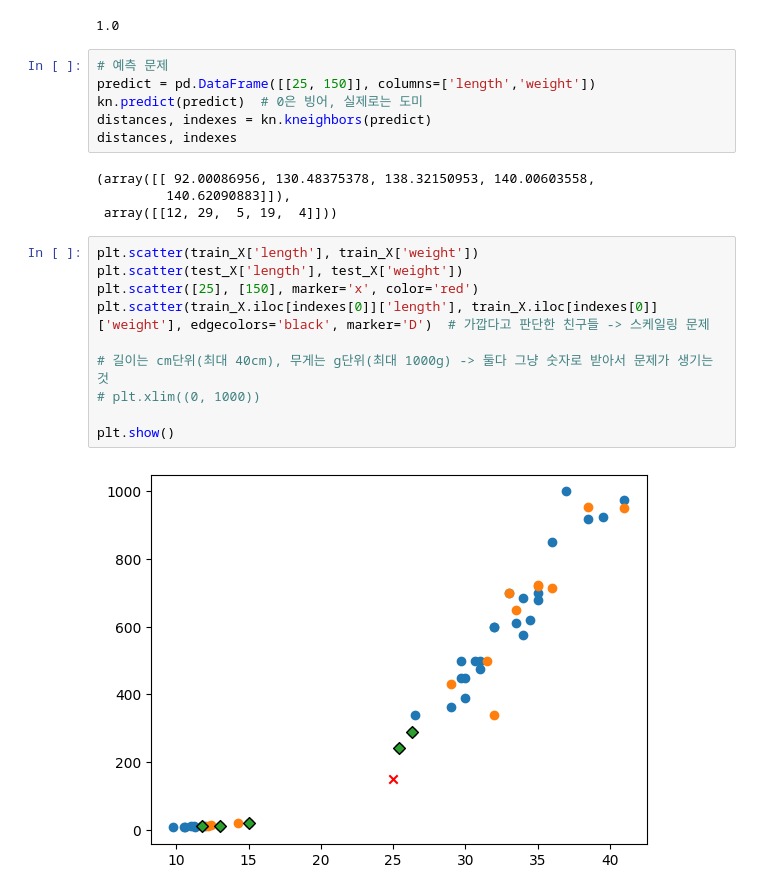
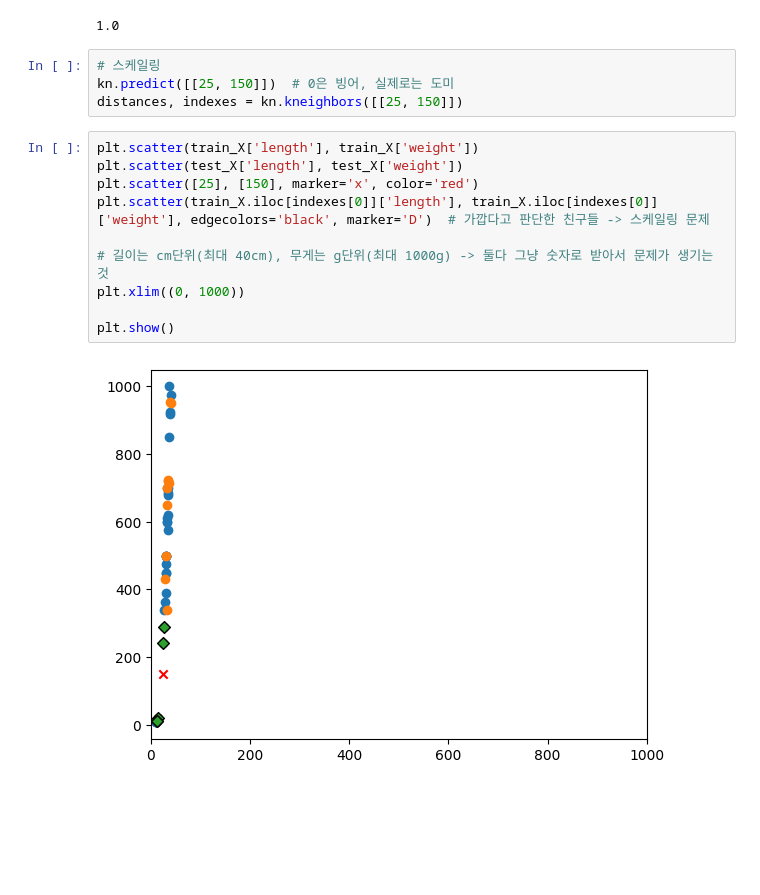
Before and after one commit to krystallinekim/TIL, a Jupyter notebook: Machine_Learning/강의자료/01_knn_class.ipynb, the cells around one changed output. Saved outputs shown, nothing was run; the diff lists cells and outputs as text; blank space fills up the shorter version.

```diff
--- a/Machine_Learning/강의자료/01_knn_class.ipynb
+++ b/Machine_Learning/강의자료/01_knn_class.ipynb
@@ -117,26 +120,20 @@ kn.score(test_X, test_y)  # 이건 의미가 있는 점수
 # %% [output]
 1.0
 # %%
-# 예측 문제
-predict = pd.DataFrame([[25, 150]], columns=['length','weight'])
-kn.predict(predict)  # 0은 빙어, 실제로는 도미
-distances, indexes = kn.kneighbors(predict)
-distances, indexes
+# 스케일링
+kn.predict([[25, 150]])  # 0은 빙어, 실제로는 도미
+distances, indexes = kn.kneighbors([[25, 150]])
-# %% [output]
-(array([[ 92.00086956, 130.48375378, 138.32150953, 140.00603558,
-         140.62090883]]),
- array([[12, 29,  5, 19,  4]]))
 # %%
 plt.scatter(train_X['length'], train_X['weight'])
 plt.scatter(test_X['length'], test_X['weight'])
 plt.scatter([25], [150], marker='x', color='red')
 plt.scatter(train_X.iloc[indexes[0]]['length'], train_X.iloc[indexes[0]]['weight'], edgecolors='black', marker='D')  # 가깝다고 판단한 친구들 -> 스케일링 문제
 
 # 길이는 cm단위(최대 40cm), 무게는 g단위(최대 1000g) -> 둘다 그냥 숫자로 받아서 문제가 생기는 것
-# plt.xlim((0, 1000))
+plt.xlim((0, 1000))
 
 plt.show()
 # %% [output]
-[figure, old version]
+[figure, new version]
 # %%
 # 스케일링 문제 -> 정규화 시켜서 해결
```
Also changed, not shown: parts of 7 cells of this notebook.
